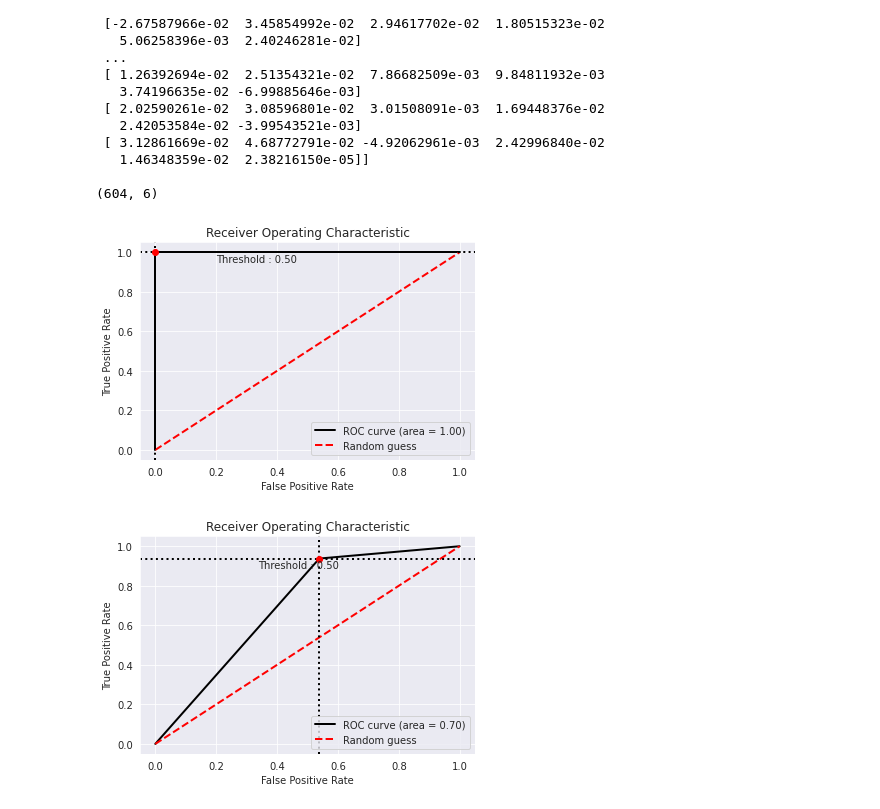
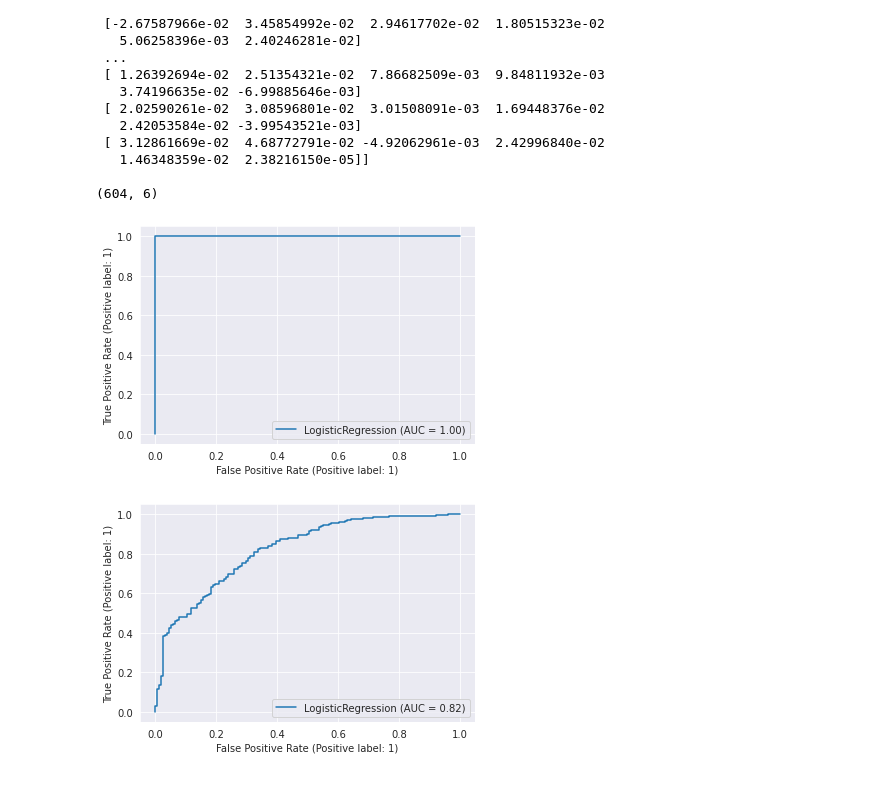
Before and after one commit to cakwok/Machine-Learning, a Jupyter notebook: Assignment4 - EM Algorithm n PCA/Assignment4 Q2 PCA.ipynb, the cells around one changed output. Saved outputs shown, nothing was run; the diff lists cells and outputs as text; code cells hidden in the pictures.

```diff
--- a/Assignment4 - EM Algorithm n PCA/Assignment4 Q2 PCA.ipynb
+++ b/Assignment4 - EM Algorithm n PCA/Assignment4 Q2 PCA.ipynb
@@ -116,9 +116,9 @@ projection_matrix = np.hstack((principal_components[0][1].reshape(754,1),
 print(projection_matrix.shape)
 print(projection_matrix, "\n")
 
-projected_X = X_train.dot(projection_matrix)      #project all data points by projection matrix
+projected_X_train = X_train.dot(projection_matrix)      #project all data points by projection matrix
 
-print(projected_X.shape)
+print(projected_X_train.shape)
 # %% [output]
 (754, 6)
 [[-1.83933909e-03 -7.05655847e-03 -1.80313621e-03 -7.84544836e-03
@@ -138,24 +138,27 @@ print(projected_X.shape)
 (604, 6)
 # %%
 #Q2.5 Train two logistic regression models and report ROC curves
+from sklearn import metrics
 
 classifier_logistic = LogisticRegression(random_state = 42, max_iter=200)
 classifier_logistic.fit(X_train, y_train)
 
 classifier_my_pca = LogisticRegression(random_state=42, max_iter=200)
-classifier_my_pca.fit(projected_X, y_train)
+classifier_my_pca.fit(projected_X_train, y_train)
 
 y_pred = classifier_logistic.predict(X_train)
-y_pred2 = classifier_my_pca.predict(projected_X)
+y_pred2 = classifier_my_pca.predict(projected_X_train)
 
 #skplt.metrics.plot_roc_curve(y_train, y_pred)
 bc = BinaryClassification(y_train, y_pred, labels=["Class 1", "Class 2"])
-bc.plot_roc_curve()
+#bc.plot_roc_curve()
+metrics.plot_roc_curve(classifier_logistic, X_train, y_train)
 plt.show()
 
 bc = BinaryClassification(y_train, y_pred2, labels=["Class 1", "Class 2"])
-bc.plot_roc_curve()
+#bc.plot_roc_curve()
+metrics.plot_roc_curve(classifier_my_pca, projected_X_train, y_train)
 plt.show()
 # %% [output]
-[figure, old version]
+[figure, new version]
-[figure, old version]
+[figure, new version]
```
Also changed, not shown: parts of 2 cells of this notebook.
